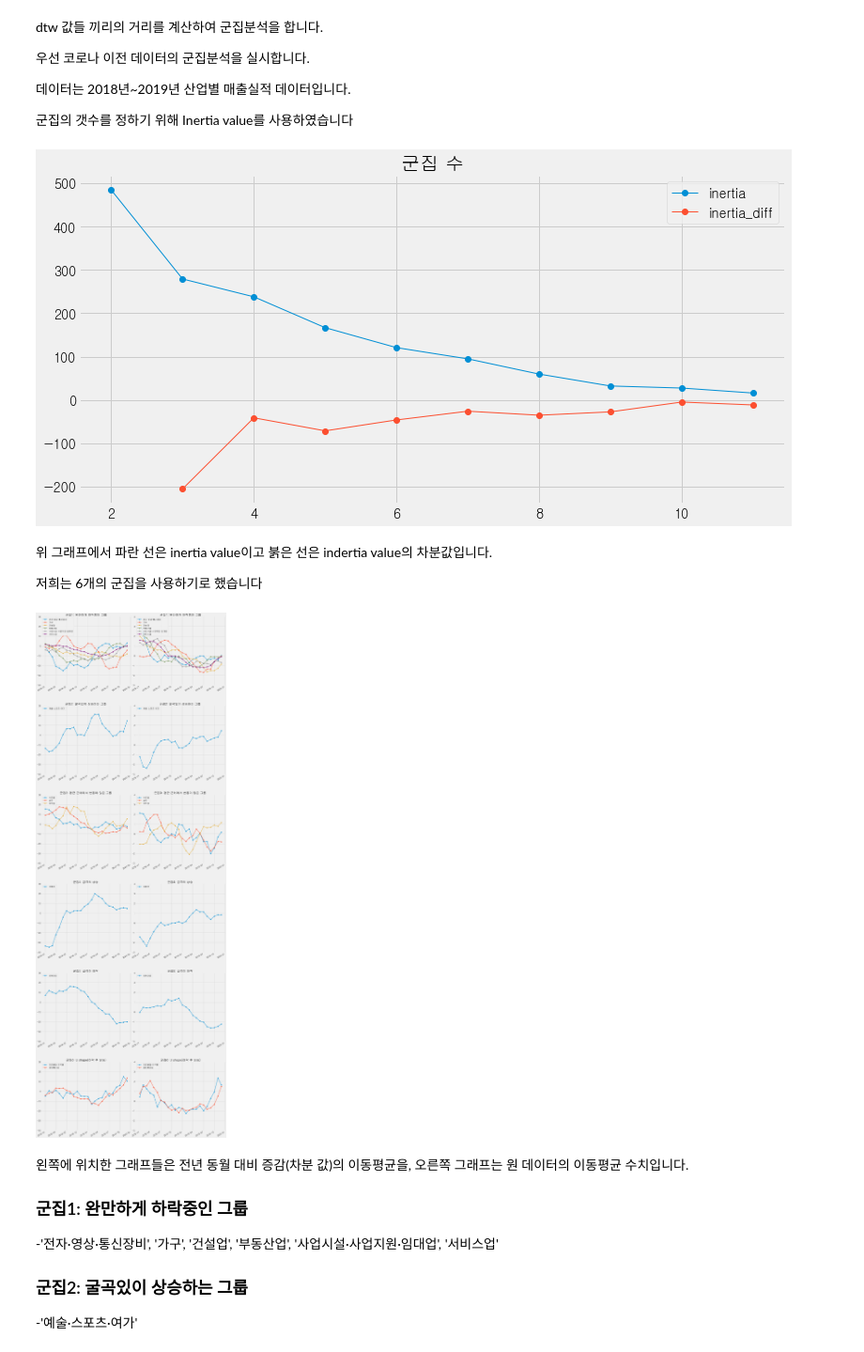
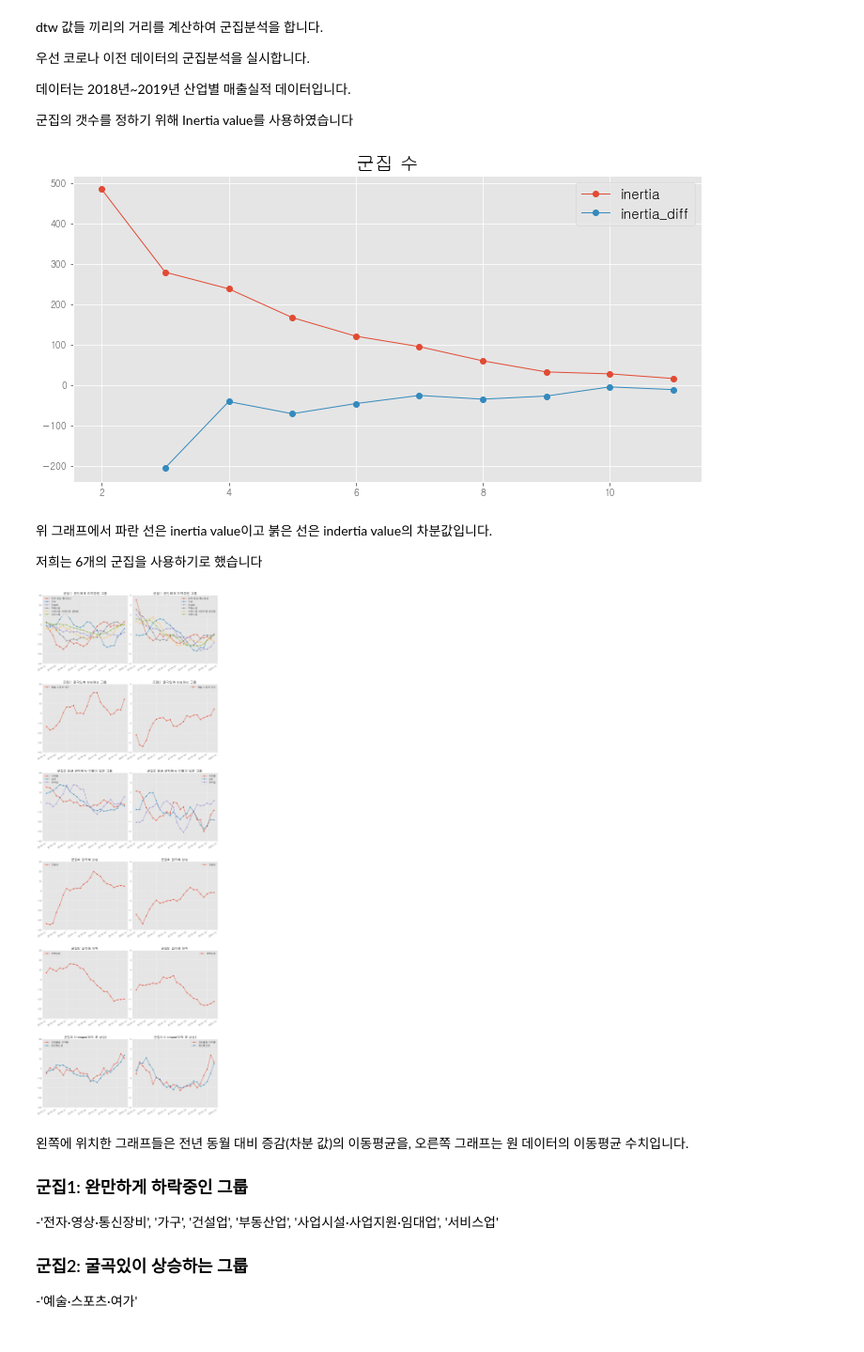
Before and after one commit to BaeHyungjun/TeamFPB, a Jupyter notebook: 강민석/업종별-final-seaon_diff_ma.ipynb, the cells around one changed output. Shown at 94% size. Drawn from its saved outputs; the diff is of its cells as text; code cells hidden in the pictures.

Commit message:
ggplot 테마 적용

```diff
--- a/강민석/업종별-final-seaon_diff_ma.ipynb
+++ b/강민석/업종별-final-seaon_diff_ma.ipynb
@@ -16,5 +16,4 @@ from tslearn.clustering import TimeSeriesKMeans
 
 from tslearn.metrics import cdist_dtw
 
-plt.style.use('fivethirtyeight')
 np.random.seed(0)
@@ -21,3 +40,6 @@ np.random.seed(0)
+# %%
+
+plt.style.use('ggplot')
 # %% [markdown]
 
 
@@ -172,20 +194,20 @@ dtw 값들 끼리의 거리를 계산하여 군집분석을 합니다.
 # %%
 inertia_list = []
 
 for i in range(2, 12):
     km = TimeSeriesKMeans(n_clusters=i, metric="dtw",
                           max_iter=50,random_state=14).fit(industry_temp[1:25].reset_index(drop=True).T)
     inertia_list.append(km.inertia_)
 
 plt.figure(figsize=(12, 6))
 plt.plot(np.array(range(2, 12)), inertia_list, marker='o', linewidth=1,label='inertia')
 plt.plot(np.array(range(2, 12)), pd.Series(inertia_list).diff(), marker='o', linewidth=1,label='inertia_diff')
-plt.title('군집 수')
-plt.legend()
+plt.title('군집 수',fontsize=20)
+plt.legend(fontsize=15)
 
 plt.show()
 # %% [output]
-[figure, old version]
+[figure, new version]
 # %% [markdown]
 위 그래프에서 파란 선은 inertia value이고 붉은 선은 indertia value의 차분값입니다.
 
@@ -206,6 +228,10 @@ fig, ax = plt.subplots(n_cluster,2,figsize=(20,10*n_cluster))
 for j in range(0,n_cluster):
     plt.setp(ax[j,0].get_xticklabels(), rotation=30, ha='right')
     plt.setp(ax[j,1].get_xticklabels(), rotation=30, ha='right')
+    plt.setp(ax[j,0].get_xticklabels(), fontsize =15)
+    plt.setp(ax[j,1].get_xticklabels(), fontsize =15)
+    plt.setp(ax[j,0].get_yticklabels(), fontsize =15)
+    plt.setp(ax[j,1].get_yticklabels(), fontsize =15)
     for i in my_dict_bf[j]:
         ax[j,0].plot(np.array(industry[['시점']].iloc[12:36].reset_index(drop=True)),
                      np.array(industry_temp[[i]][1:25]),marker='o', linewidth=2,label=i)
@@ -214,25 +240,25 @@ for j in range(0,n_cluster):
                      marker='o', linewidth=2,label=i)
     ax[j,0].set_ylim(-40,30)
     ax[j,1].set_ylim(-3,4)
-    ax[j,0].legend(loc='upper left')
-    ax[j,1].legend(loc='upper left')
-ax[0,0].set_title('군집1: 완만하게 하락중인 그룹')
-ax[0,1].set_title('군집1: 완만하게 하락중인 그룹')
-ax[1,0].set_title('군집2: 굴곡있이 상승하는 그룹 ')
-ax[1,1].set_title('군집2: 굴곡있이 상승하는 그룹 ')
-ax[2,0].set_title('군집3: 평균 근처에서 변동이 많은 그룹 ')
-ax[2,1].set_title('군집3: 평균 근처에서 변동이 많은 그룹 ')
-ax[3,0].set_title('군집4: 급격히 상승 ')
-ax[3,1].set_title('군집4: 급격히 상승 ')
-ax[4,0].set_title('군집5: 급격히 하락 ')
-ax[4,1].set_title('군집5: 급격히 하락 ')
-ax[5,0].set_title('군집6: U shape(하락 후 상승)')
-ax[5,1].set_title('군집6: U shape(하락 후 상승)')
+    ax[j,0].legend(loc='upper left',fontsize=15)
+    ax[j,1].legend(loc='upper right',fontsize=15)
+ax[0,0].set_title('군집1: 완만하게 하락중인 그룹',fontsize=20)
+ax[0,1].set_title('군집1: 완만하게 하락중인 그룹',fontsize=20)
+ax[1,0].set_title('군집2: 굴곡있이 상승하는 그룹 ',fontsize=20)
+ax[1,1].set_title('군집2: 굴곡있이 상승하는 그룹 ',fontsize=20)
+ax[2,0].set_title('군집3: 평균 근처에서 변동이 많은 그룹 ',fontsize=20)
+ax[2,1].set_title('군집3: 평균 근처에서 변동이 많은 그룹 ',fontsize=20)
+ax[3,0].set_title('군집4: 급격히 상승 ',fontsize=20)
+ax[3,1].set_title('군집4: 급격히 상승 ',fontsize=20)
+ax[4,0].set_title('군집5: 급격히 하락 ',fontsize=20)
+ax[4,1].set_title('군집5: 급격히 하락 ',fontsize=20)
+ax[5,0].set_title('군집6: U shape(하락 후 상승)',fontsize=20)
+ax[5,1].set_title('군집6: U shape(하락 후 상승)',fontsize=20)
 
 plt.subplots_adjust(wspace=0.05, hspace=0.3)
 plt.show()
 # %% [output]
-[figure, old version]
+[figure, new version]
 # %% [markdown]
 왼쪽에 위치한 그래프들은 전년 동월 대비 증감(차분 값)의 이동평균을, 오른쪽 그래프는 원 데이터의 이동평균 수치입니다.
 
```
Also changed, not shown: parts of 4 cells of this notebook.
